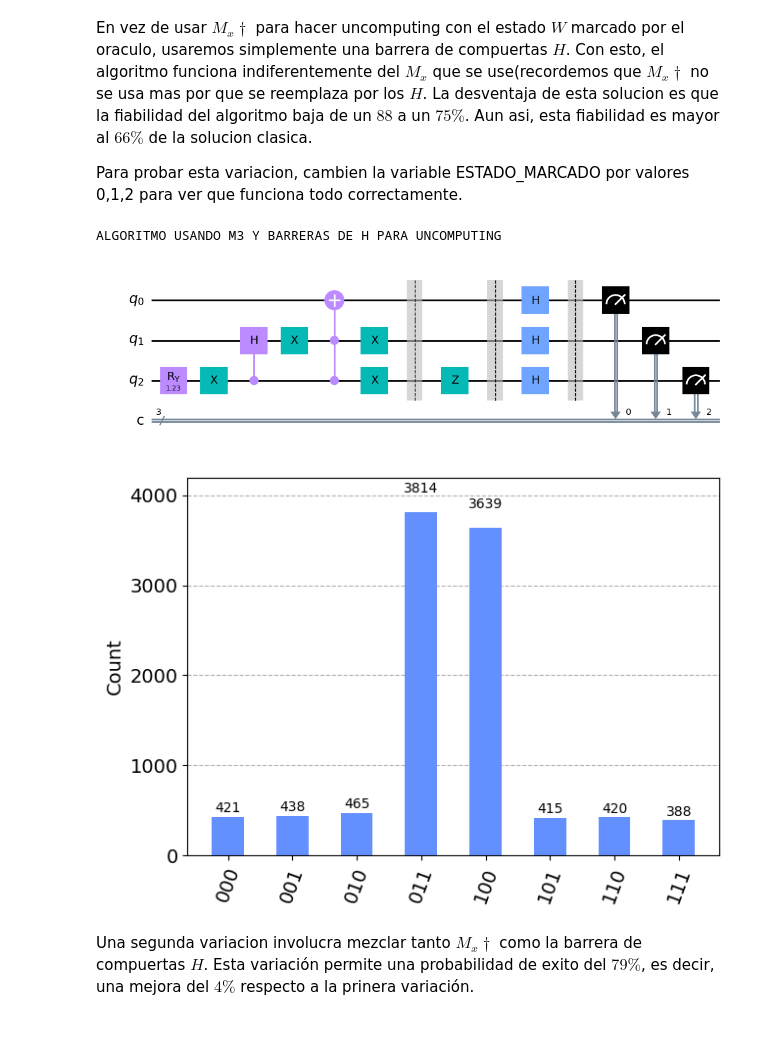
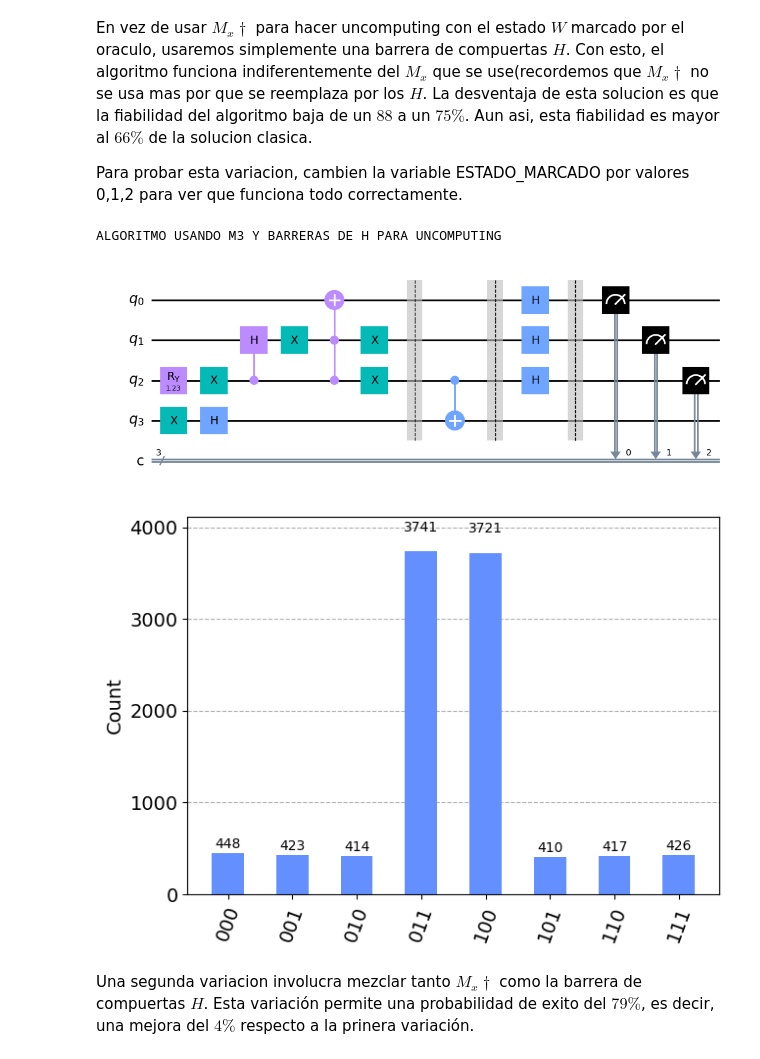
Before and after one commit to AdrianoLusso/QiskitFallFest2023Hackaton_MontyHallProblemSimulationAndResolutionUsingQuantumComputing, a Jupyter notebook: Aumentando las probabilidades en el problema de Monty Hall con computación Cuántica.ipynb, the cells around one changed output. Cells and saved outputs as stored; diff of their text form; code cells hidden in the pictures; blank space fills up the shorter version.

```diff
--- a/Aumentando las probabilidades en el problema de Monty Hall con computación Cuántica.ipynb
+++ b/Aumentando las probabilidades en el problema de Monty Hall con computación Cuántica.ipynb
@@ -327,7 +375,9 @@ print('ALGORITMO USANDO M3 Y BARRERAS DE H PARA UNCOMPUTING')
 ESTADO_MARCADO = 2
 
 # ALGORITMO CON M3
-qc = QuantumCircuit(3,3)
+qc = QuantumCircuit(4,3)
+qc.x(3)
+qc.h(3)
 
 rot = 2* np.arcsin(1/np.sqrt(3))
 qc.ry(rot,2)
@@ -335,36 +385,36 @@ qc.ry(rot,2)
 qc.x(2)
 qc.ch(2, 1)
 
 qc.x(1)
 qc.ccx(2, 1, 0)
 qc.x(1)
 
 qc.x(2)
 
 #ORACULO
 qc.barrier()
-qc.z(ESTADO_MARCADO)
+qc.cx(ESTADO_MARCADO,3)
 qc.barrier()
 
 #---BARRERA H---
 qc.h(range(3))
 #---BARRERA H---
 
 
 
 qc.barrier()
 
 qc.measure(range(3),range(3))
 display(qc.draw('mpl'))
 
 localSimulator = Aer.get_backend('qasm_simulator')
 result = execute(qc, localSimulator, shots=10000).result()
 counts = result.get_counts(qc)
 display(plot_histogram(counts))
 # %% [output]
 ALGORITMO USANDO M3 Y BARRERAS DE H PARA UNCOMPUTING
-[figure, old version]
+[figure, new version]
-[figure, old version]
+[figure, new version]
 # %% [markdown]
 Una segunda variacion involucra mezclar tanto $M_x\dagger$ como la barrera de compuertas $H$. Esta variación permite una probabilidad de exito del $79\%$, es decir, una mejora del $4\%$ respecto a la prinera variación.
 # %%
```
Also changed, not shown: parts of 26 cells of this notebook.
